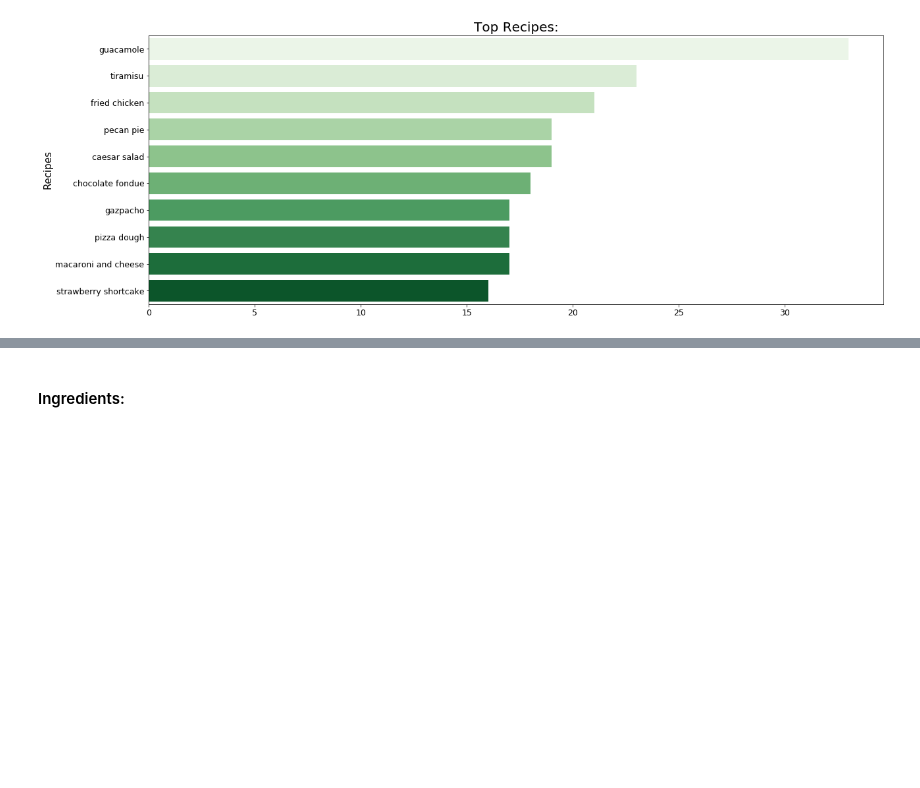
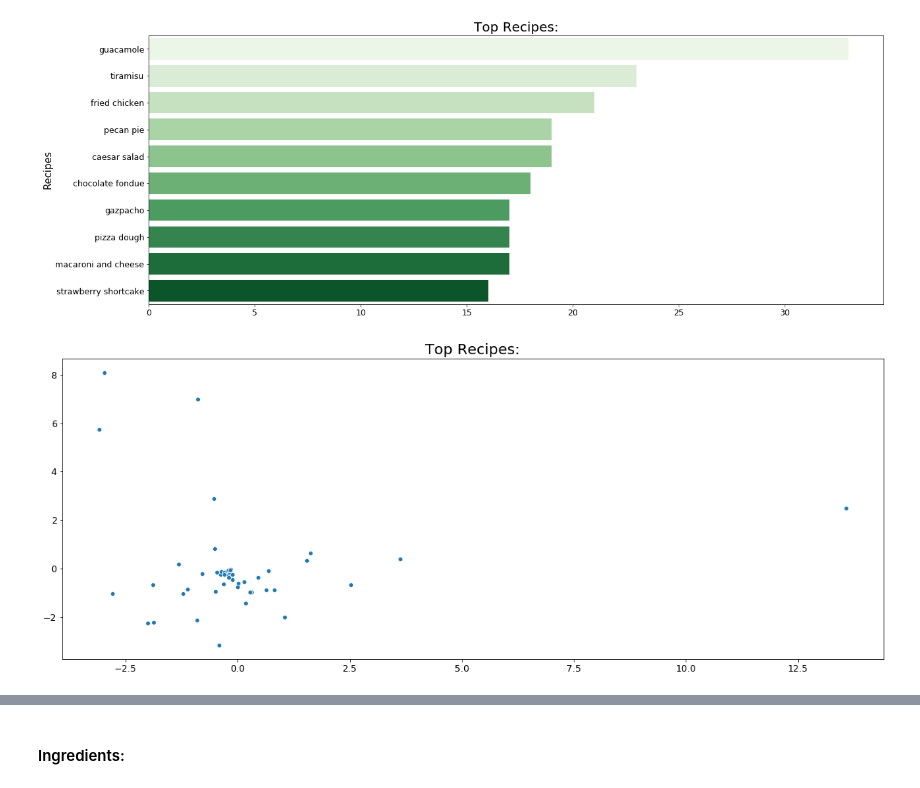
Before and after one commit to CJL89/Recipe_Generator, a Jupyter notebook: Recipe_Creator_Analysis.ipynb, the cells around one changed output, grey strips where cells are left out. Drawn from its saved outputs; the diff is of its cells as text; code cells hidden in the pictures; blank space fills up the shorter version.

Commit message:
Updating visualization

```diff
--- a/Recipe_Creator_Analysis.ipynb
+++ b/Recipe_Creator_Analysis.ipynb
@@ -66,3 +73,21 @@ plt.savefig('graphs/top_recipes.png')
 plt.show()
 # %% [output]
 [figure]
+# %%
+model = Word2Vec(df['title'], min_count=1)
+X = model[model.wv.vocab]
+pca = PCA(n_components=2)
+result = pca.fit_transform(X)
+# %%
+plt.figure(figsize=(20, 7.5))
+sns.scatterplot(result[:, 0], result[:, 1], sizes=(20, 200))
+plt.title('Top Recipes:', size=20)
+plt.xlabel('', size=15)
+plt.ylabel('', size=15)
+plt.xticks(size=12.5)
+plt.yticks(size=12.5)
+
+plt.savefig('graphs/top_recipes_pca.png')
+plt.show()
+# %% [output]
+[figure, added]
```
Also changed, not shown: parts of 5 cells of this notebook.
